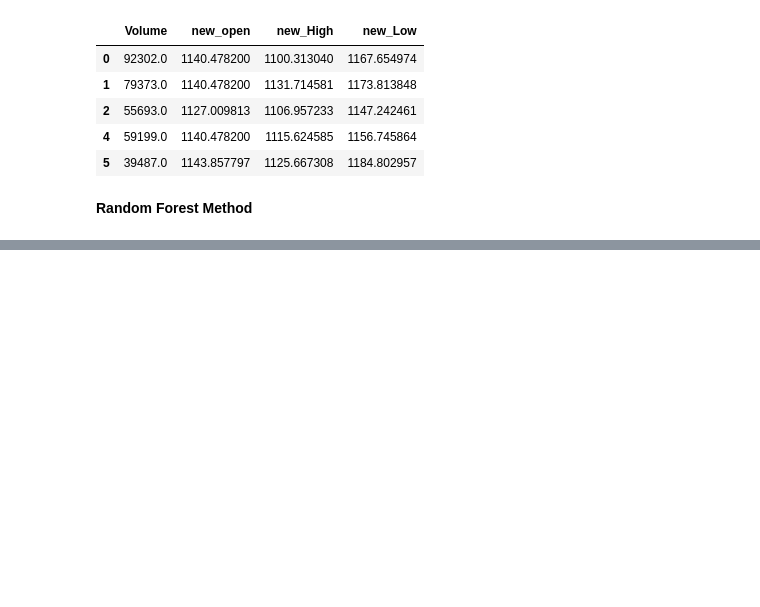
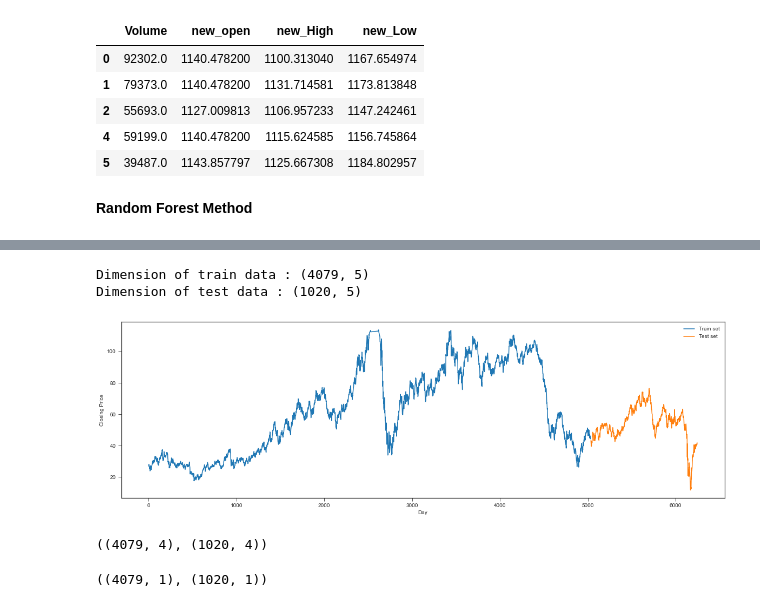
Before and after one commit to rushikeshadhav/Error-4040, a Jupyter notebook: newhacksp.ipynb, the cells around one changed output, grey strips where cells are left out. Drawn from its saved outputs; the diff is of its cells as text; code cells hidden in the pictures; blank space fills up the shorter version.

```diff
--- a/newhacksp.ipynb
+++ b/newhacksp.ipynb
@@ -490,0 +509,4 @@ The Overfitting Problem is resolved By the new model with acurrecy :  0.93014546
+# %%
+# droping the date feature...
+dataset = data_missing.drop(["Date","Open","High","Low","Adj Close"], axis=1)
+dataset
@@ -490,0 +527,29 @@ The Overfitting Problem is resolved By the new model with acurrecy :  0.93014546
+# %%
+# Outlier detection
+up_b = dataset["Close"].mean() + 2*dataset["Close"].std()
+low_b = dataset["Close"].mean() - 2*dataset["Close"].std()
+# %%
+# Replace outliers by interpolarion for base consumption
+dataset.loc[dataset["Close"] > up_b ,"Close"] = np.nan
+dataset.loc[dataset["Close"] < low_b ,"Close"] = np.nan
+dataset["Close"].interpolate(inplace = True)
+# %%
+# split dataset into train and test data...
+train_size = int(len(dataset)*0.8)
+train_dataset, test_dataset = dataset.iloc[:train_size], dataset.iloc[train_size:]
+# %%
+# Plot train and test data
+
+plt.figure(figsize=(20,6));
+plt.plot(train_dataset.Close)
+plt.plot(test_dataset.Close);
+plt.xlabel("Day");
+plt.ylabel("Closing Price")
+plt.legend(['Train set' , 'Test set'], loc = 'upper right');
+
+print("Dimension of train data :", train_dataset.shape);
+print("Dimension of test data :", test_dataset.shape);
+# %% [output]
+Dimension of train data : (4079, 5)
+Dimension of test data : (1020, 5)
+[figure, added]
@@ -490,0 +568,8 @@ The Overfitting Problem is resolved By the new model with acurrecy :  0.93014546
+# %%
+x_train.shape,x_test.shape
+# %% [output]
+((4079, 4), (1020, 4))
+# %%
+y_train.shape,y_test.shape
+# %% [output]
+((4079, 1), (1020, 1))
```
Also changed, not shown: parts of 33 cells of this notebook.
